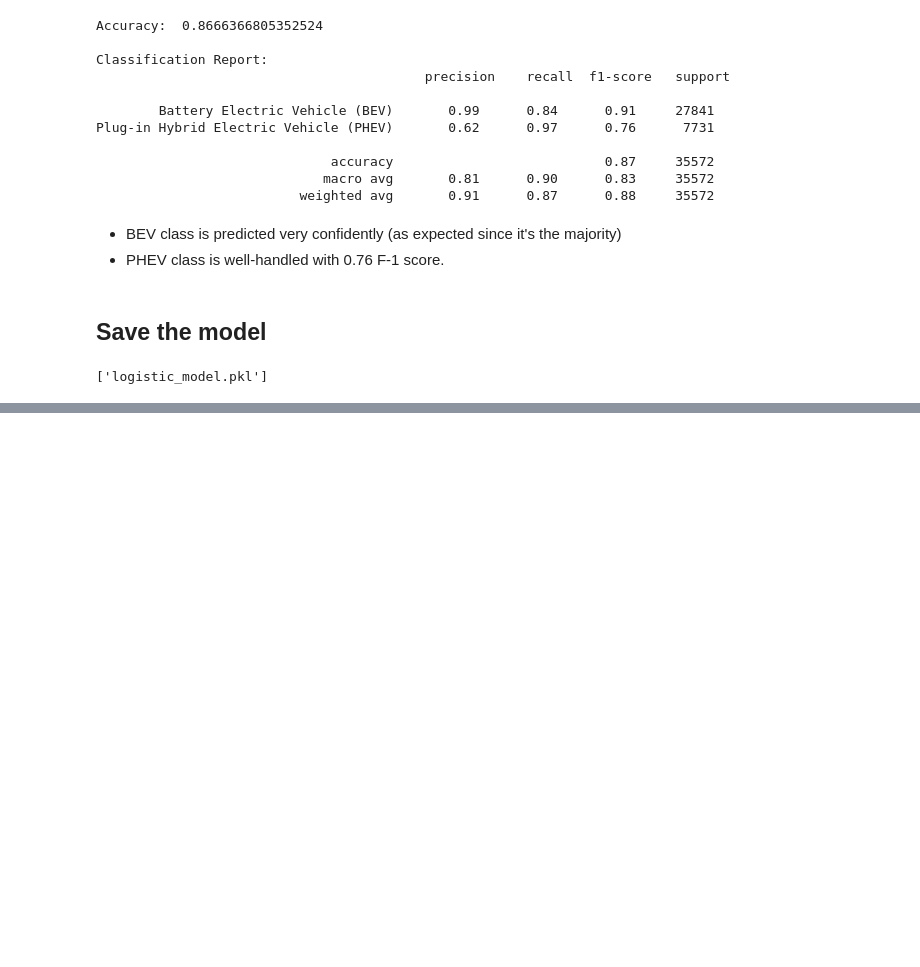
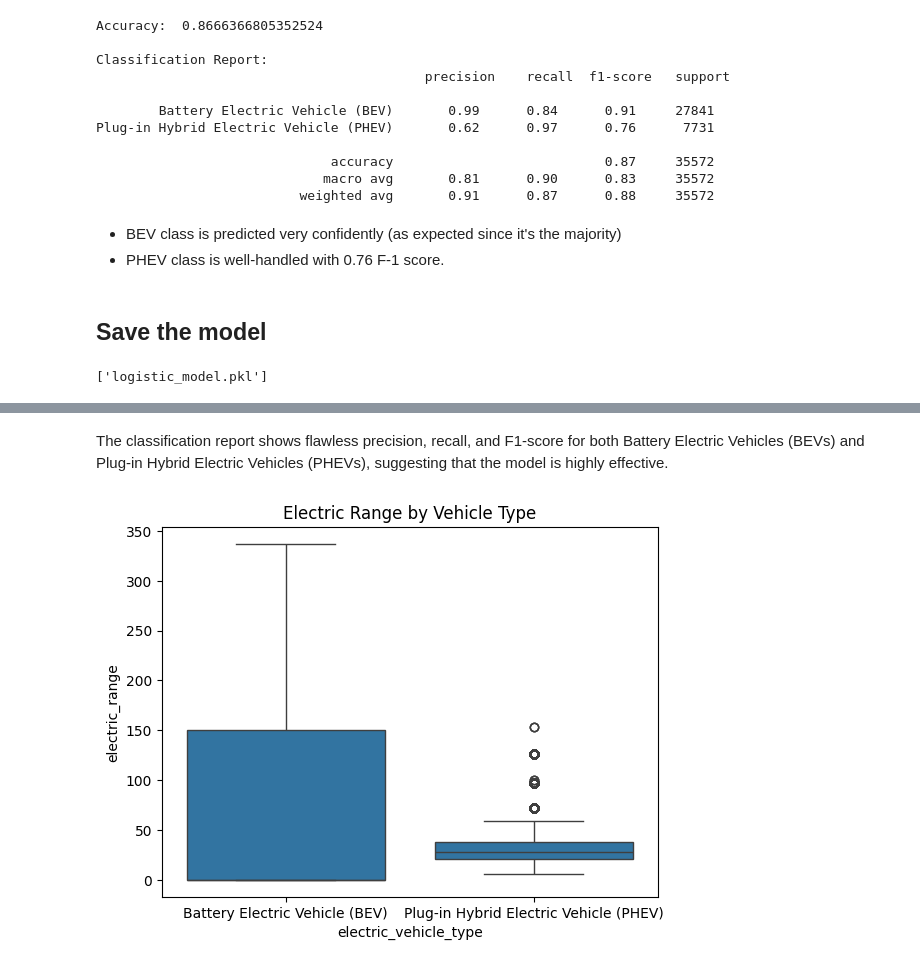
Before and after one commit to sowmyamaddali/ev-market-size-case-study, a Jupyter notebook: notebooks/data_modeling.ipynb, the cells around one changed output, grey strips where cells are left out. Saved outputs shown, nothing was run; the diff lists cells and outputs as text; code cells hidden in the pictures; blank space fills up the shorter version.

```diff
--- a/notebooks/data_modeling.ipynb
+++ b/notebooks/data_modeling.ipynb
@@ -136,0 +174,11 @@ joblib.dump(model_pipeline, 'logistic_model.pkl')
+# %% [markdown]
+The classification report shows flawless precision, recall, and F1-score for both Battery Electric Vehicles (BEVs) and Plug-in Hybrid Electric Vehicles (PHEVs), suggesting that the model is highly effective.
+# %%
+import seaborn as sns
+import matplotlib.pyplot as plt
+
+sns.boxplot(x='electric_vehicle_type', y='electric_range', data=ev_df)
+plt.title("Electric Range by Vehicle Type")
+plt.show()
+# %% [output]
+[figure, added]
```
Also changed, not shown: parts of 7 cells of this notebook.
